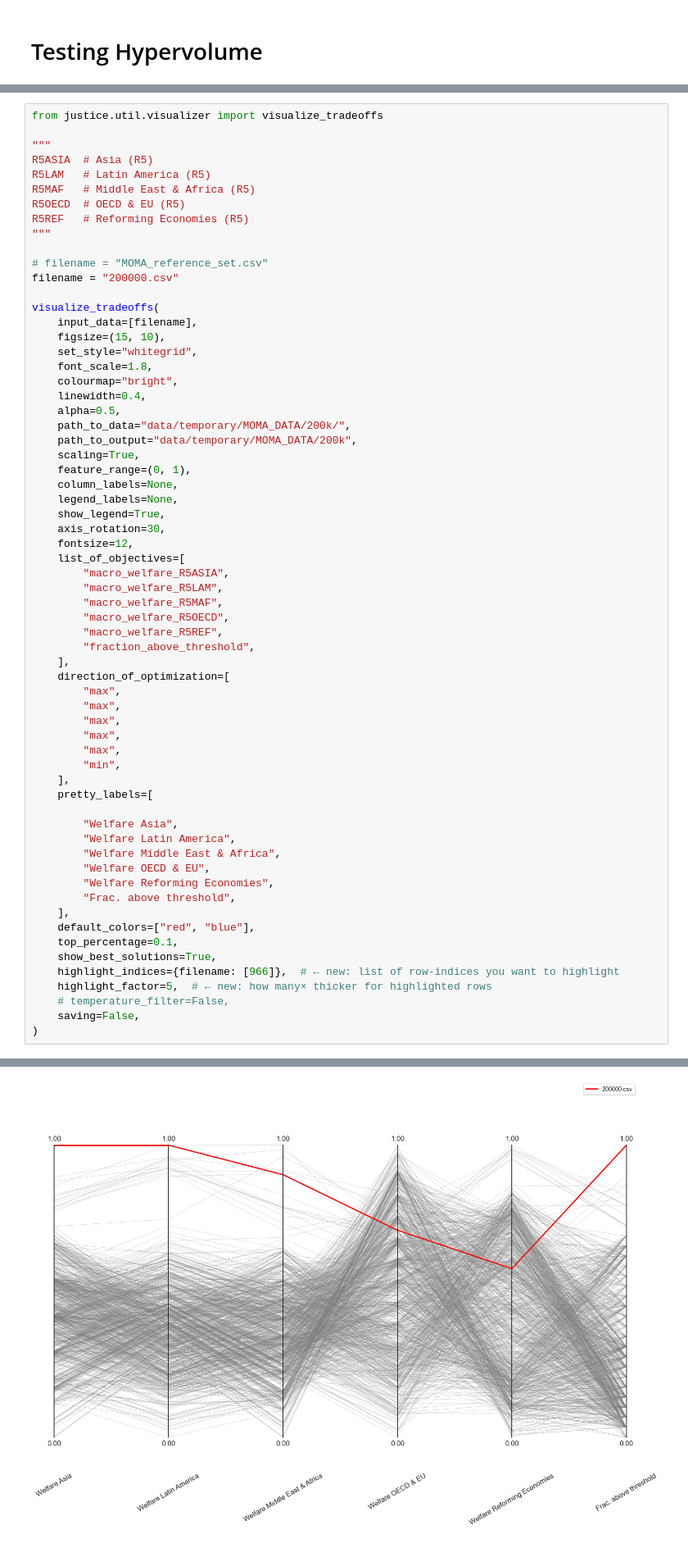
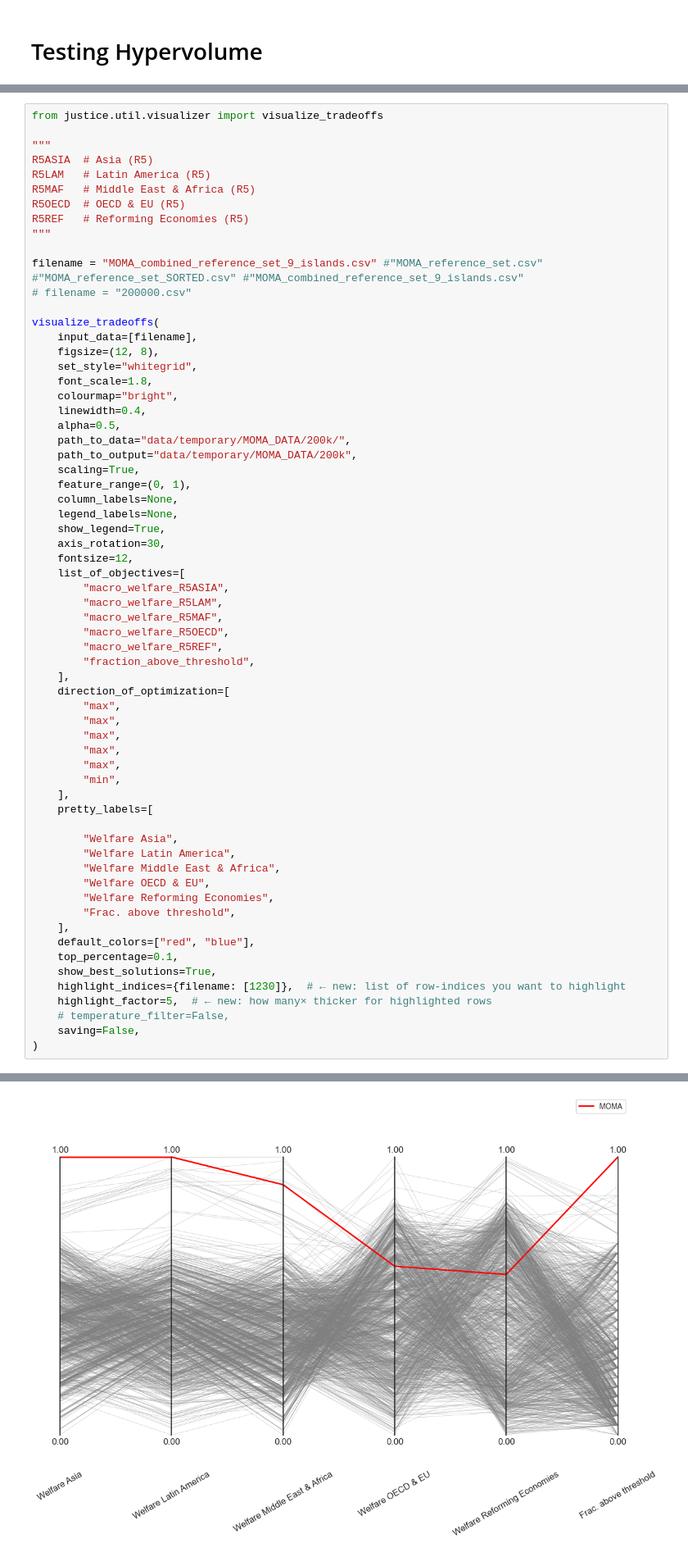
Before and after one commit to marijngeldof/justice, a Jupyter notebook: fourth_paper_analysis.ipynb, the cells around one changed output, grey strips where cells are left out. Shown at 82% size. Cells and saved outputs as stored; diff of their text form.

```diff
--- a/fourth_paper_analysis.ipynb
+++ b/fourth_paper_analysis.ipynb
@@ -432,12 +474,12 @@ R5OECD  # OECD & EU (R5)
 R5REF   # Reforming Economies (R5)
 """
 
-# filename = "MOMA_reference_set.csv"
-filename = "200000.csv"
+filename = "MOMA_combined_reference_set_9_islands.csv" #"MOMA_reference_set.csv" #"MOMA_reference_set_SORTED.csv" #"MOMA_combined_reference_set_9_islands.csv"
+# filename = "200000.csv"
 
 visualize_tradeoffs(
     input_data=[filename],
-    figsize=(15, 10),
+    figsize=(12, 8),
     set_style="whitegrid",
     font_scale=1.8,
     colourmap="bright",
@@ -480,7 +522,7 @@ visualize_tradeoffs(
     default_colors=["red", "blue"],
     top_percentage=0.1,
     show_best_solutions=True,
-    highlight_indices={filename: [966]},  # ← new: list of row‐indices you want to highlight
+    highlight_indices={filename: [1230]},  # ← new: list of row‐indices you want to highlight
     highlight_factor=5,  # ← new: how many× thicker for highlighted rows
     # temperature_filter=False,
     saving=False,
@@ -504,5 +546,5 @@ macro_welfare_R5OECD        3412.545219
 macro_welfare_R5REF         2195.427012
 fraction_above_threshold       1.000000
 dtype: float64
-[figure, old version]
+[figure, new version]
 |  | macro_welfare_R5ASIA | macro_welfare_R5LAM | macro_welfare_R5MAF | macro_welfare_R5OECD | ... |
```
Also changed, not shown: parts of 14 cells of this notebook.
